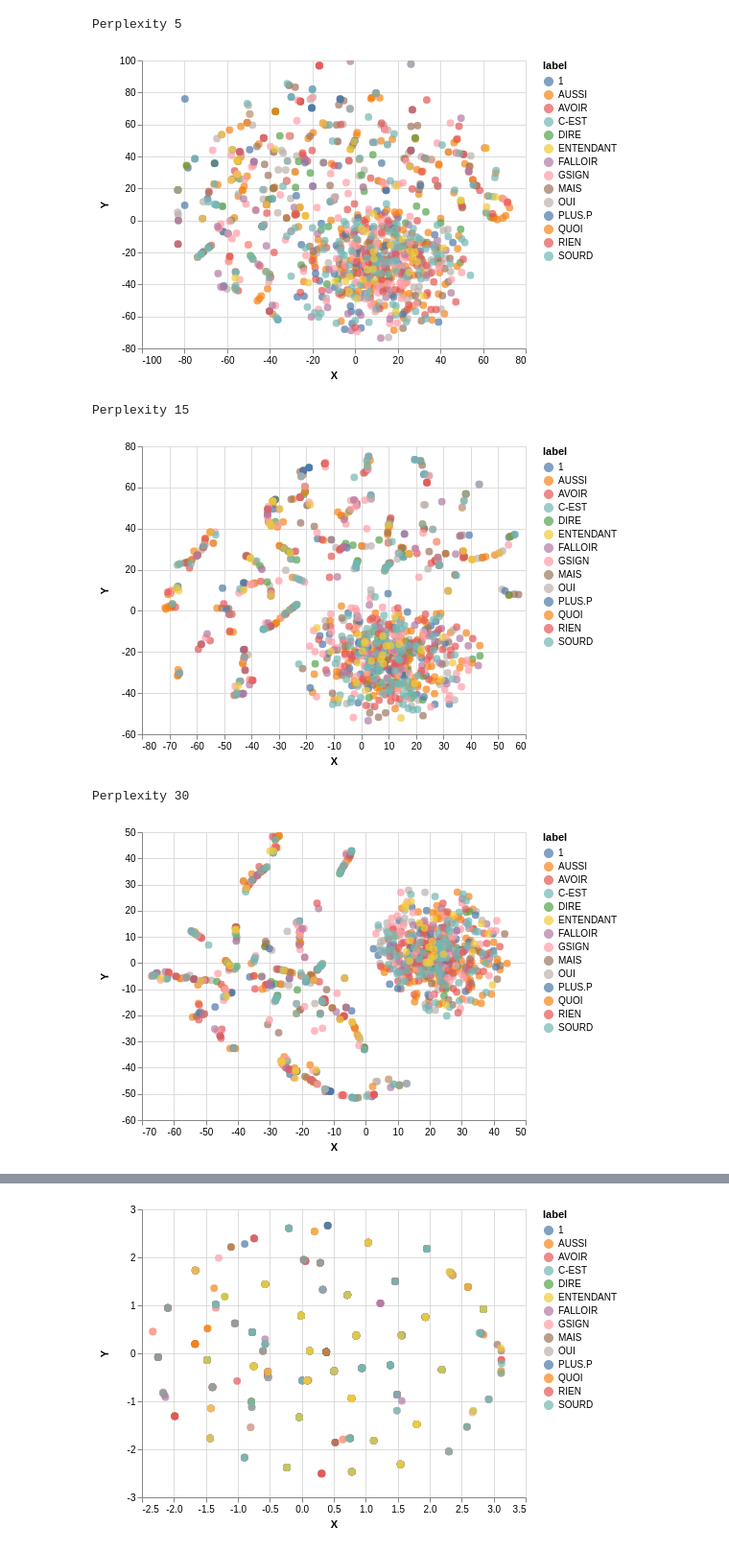
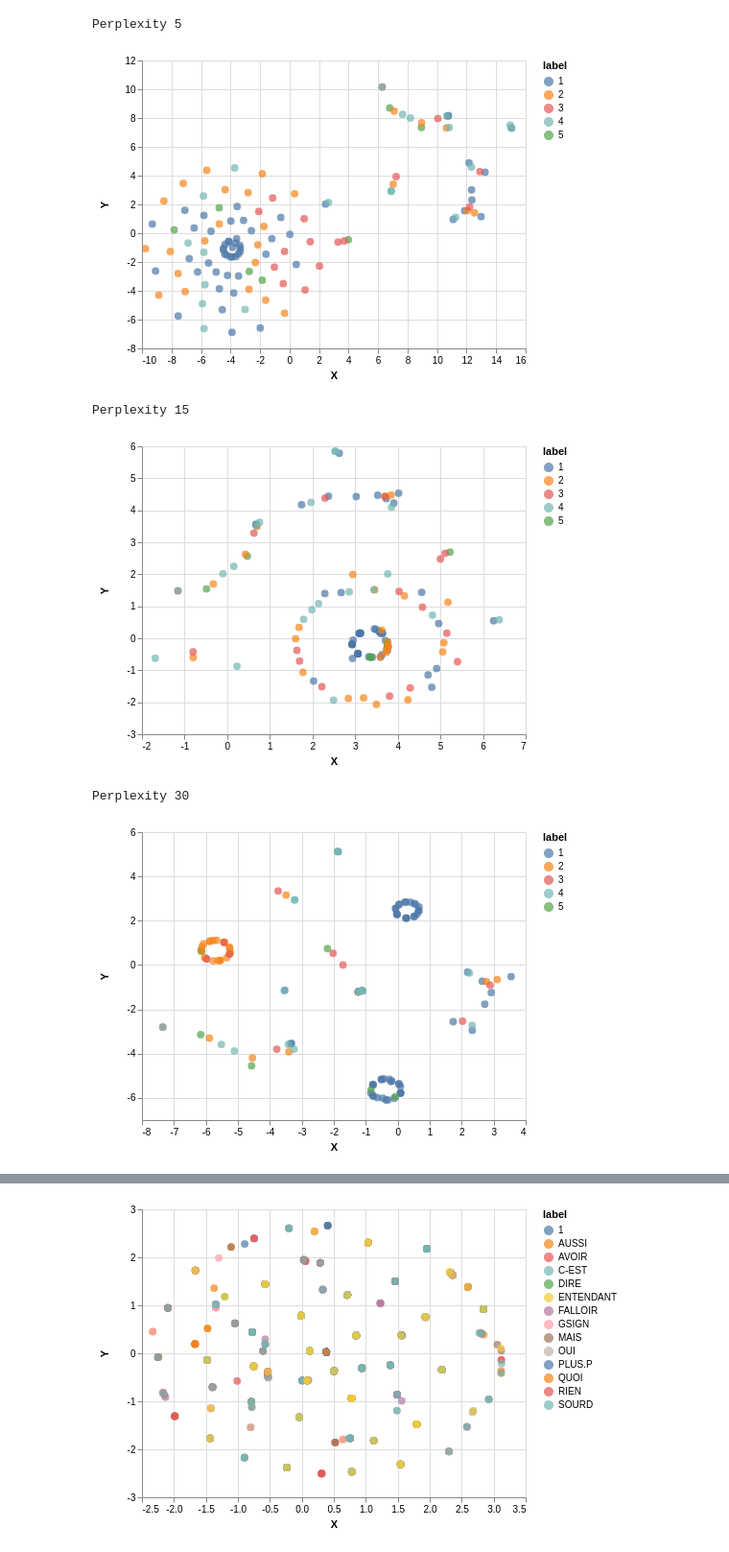
Before and after one commit to Jefidev/LFSB-experiment, a Jupyter notebook: experiments/plotting_embedding.ipynb, the cells around one changed output, grey strips where cells are left out. Shown at 96% size. Saved outputs shown, nothing was run; the diff lists cells and outputs as text; code cells hidden in the pictures.

```diff
--- a/experiments/plotting_embedding.ipynb
+++ b/experiments/plotting_embedding.ipynb
@@ -6,8 +6,8 @@ import altair as alt
 from IPython.display import display
 # %%
 # loading data
-preds = np.load("../results/preds_linear.np")
-label = np.load("../results/lab_linear.np")
+preds = np.load("../results/preds.np")
+label = np.load("../results/label.np")
 
 print(preds)
 print(label)
@@ -31,8 +43,8 @@ def reduce_dim(perplexity):
 def create_plot(preds_reduced, label):
     plot_df = pd.DataFrame({'X':preds_reduced[:,0],'Y':preds_reduced[:,1], 'label': label})
 
-    plot_df["count"] = plot_df.apply(lambda row: len(plot_df[plot_df["label"] == row["label"]]), axis=1)
-    plot_df = plot_df[plot_df["count"] > 45]
+    #plot_df["count"] = plot_df.apply(lambda row: len(plot_df[plot_df["label"] == row["label"]]), axis=1)
+    #plot_df = plot_df[plot_df["count"] > 45]
 
     chart = alt.Chart(plot_df).mark_circle(size=60).encode(
         x='X',
@@ -41,16 +53,16 @@ def create_plot(preds_reduced, label):
 
     display(chart)
 # %%
-perplexity = [5, 15, 30, 50, 100]
+perplexity = [5, 15, 30, 35, 40, 45, 50]
 
 for p in perplexity:
     print("Perplexity {}".format(p))
     r = reduce_dim(p)
     create_plot(r, label)
 # %% [output]
 Perplexity 5
-[figure, old version]
+[figure, new version]
 Perplexity 15
-[figure, old version]
+[figure, new version]
 Perplexity 30
-[figure, old version]
+[figure, new version]
```
Also changed, not shown: parts of 2 cells of this notebook, 3 other files.
